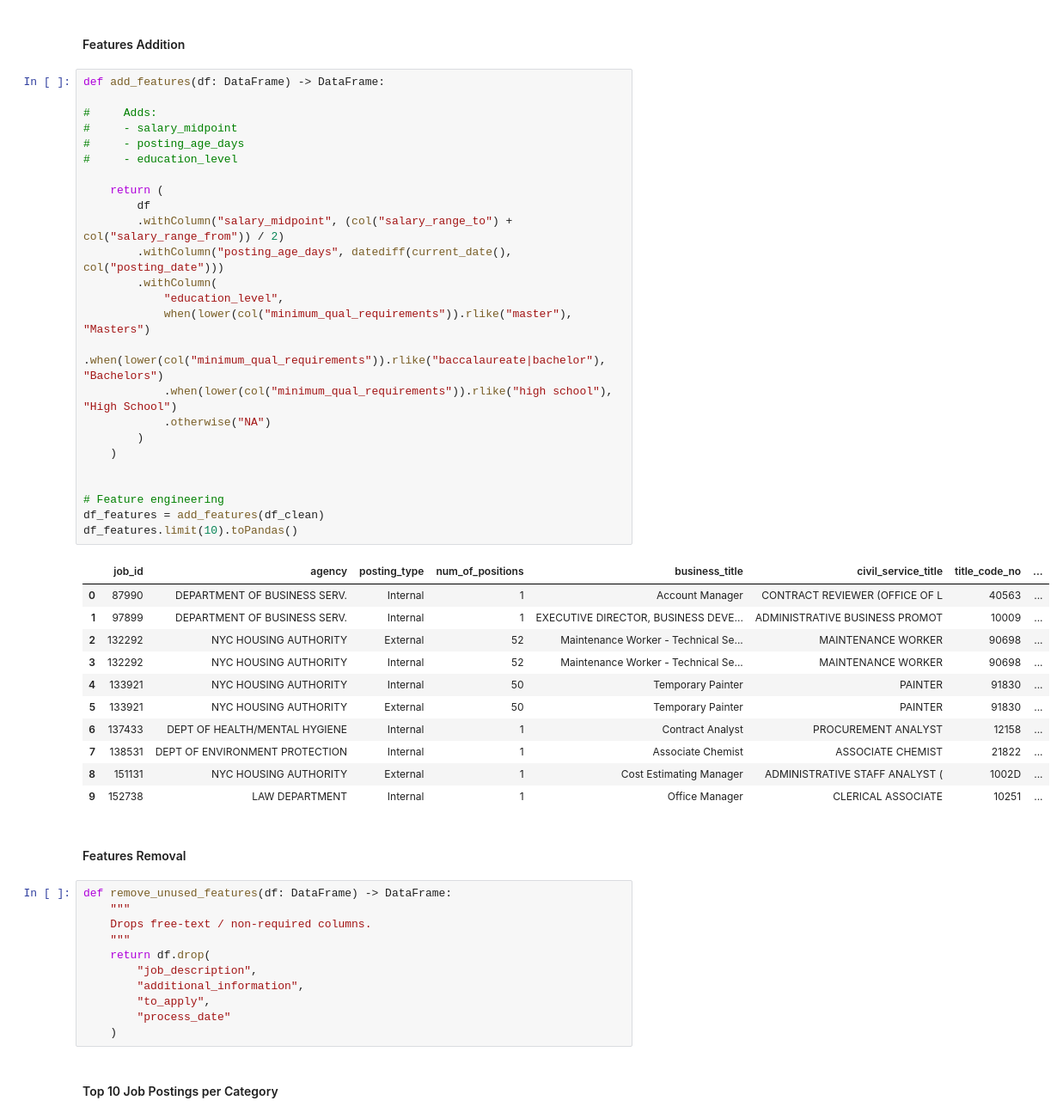
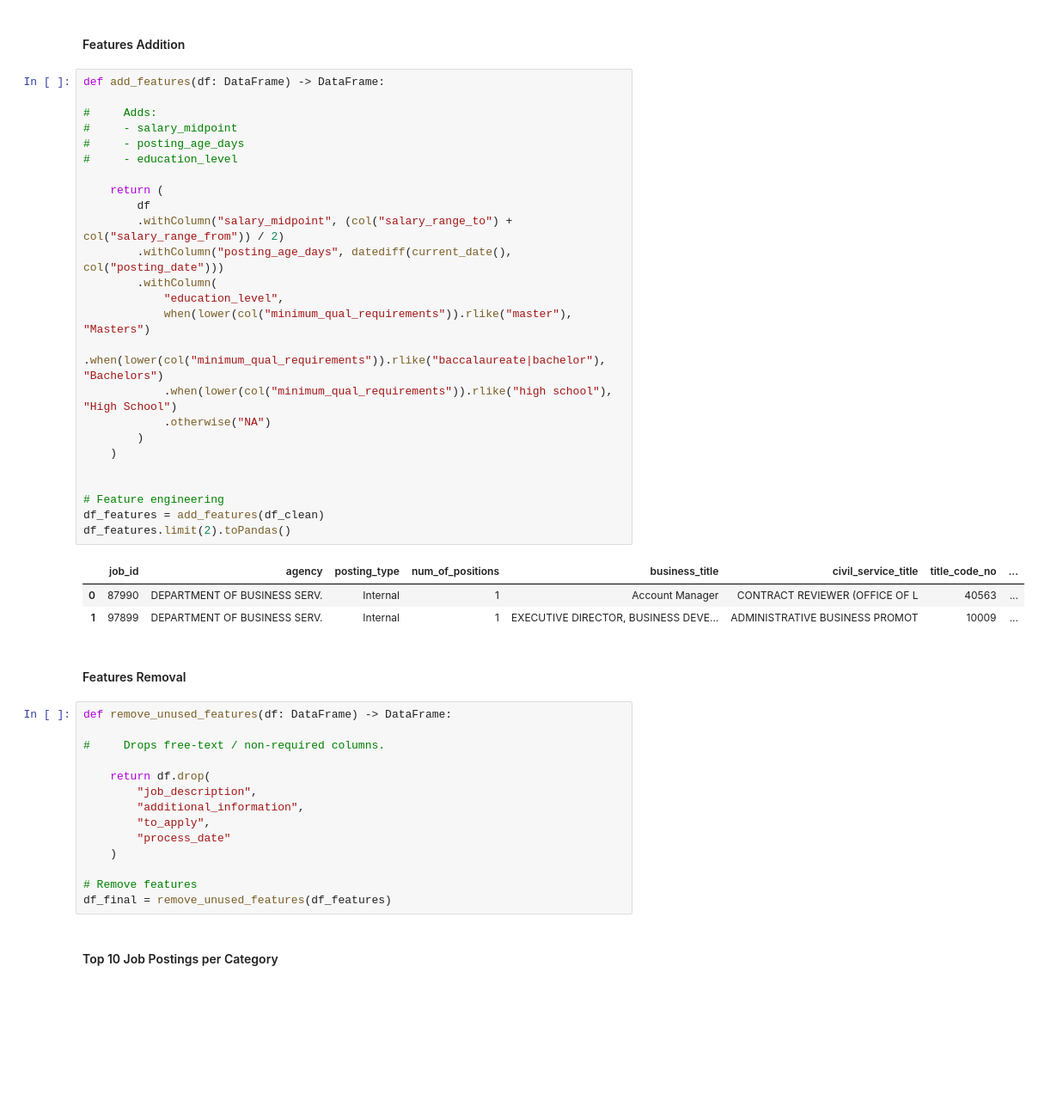
Before and after one commit to nandabeerakam/data_engineering, a Jupyter notebook: jupyter/notebook/assesment_notebook.ipynb, the cells around one changed output. Shown at 86% size. Cells and saved outputs as stored; diff of their text form; blank space fills up the shorter version.

```diff
--- a/jupyter/notebook/assesment_notebook.ipynb
+++ b/jupyter/notebook/assesment_notebook.ipynb
@@ -203,53 +191,48 @@ root
 # %%
 def add_features(df: DataFrame) -> DataFrame:
 
 #     Adds:
 #     - salary_midpoint
 #     - posting_age_days
 #     - education_level
 
     return (
         df
         .withColumn("salary_midpoint", (col("salary_range_to") + col("salary_range_from")) / 2)
         .withColumn("posting_age_days", datediff(current_date(), col("posting_date")))
         .withColumn(
             "education_level",
             when(lower(col("minimum_qual_requirements")).rlike("master"), "Masters")
             .when(lower(col("minimum_qual_requirements")).rlike("baccalaureate|bachelor"), "Bachelors")
             .when(lower(col("minimum_qual_requirements")).rlike("high school"), "High School")
             .otherwise("NA")
         )
     )
 
 
 # Feature engineering
 df_features = add_features(df_clean)
-df_features.limit(10).toPandas()
+df_features.limit(2).toPandas()
 # %% [output]
 |  | job_id | agency | posting_type | num_of_positions | business_title | civil_service_title | title_code_no | ... |
 | 0 | 87990 | DEPARTMENT OF BUSINESS SERV. | Internal | 1 | Account Manager | CONTRACT REVIEWER (OFFICE OF L | 40563 | ... |
 | 1 | 97899 | DEPARTMENT OF BUSINESS SERV. | Internal | 1 | EXECUTIVE DIRECTOR, BUSINESS DEVE... | ADMINISTRATIVE BUSINESS PROMOT | 10009 | ... |
-| 2 | 132292 | NYC HOUSING AUTHORITY | External | 52 | Maintenance Worker - Technical Se... | MAINTENANCE WORKER | 90698 | ... |
-| 3 | 132292 | NYC HOUSING AUTHORITY | Internal | 52 | Maintenance Worker - Technical Se... | MAINTENANCE WORKER | 90698 | ... |
-| 4 | 133921 | NYC HOUSING AUTHORITY | Internal | 50 | Temporary Painter | PAINTER | 91830 | ... |
-| 5 | 133921 | NYC HOUSING AUTHORITY | External | 50 | Temporary Painter | PAINTER | 91830 | ... |
-| 6 | 137433 | DEPT OF HEALTH/MENTAL HYGIENE | Internal | 1 | Contract Analyst | PROCUREMENT ANALYST | 12158 | ... |
-| 7 | 138531 | DEPT OF ENVIRONMENT PROTECTION | Internal | 1 | Associate Chemist | ASSOCIATE CHEMIST | 21822 | ... |
-| 8 | 151131 | NYC HOUSING AUTHORITY | External | 1 | Cost Estimating Manager | ADMINISTRATIVE STAFF ANALYST ( | 1002D | ... |
-| 9 | 152738 | LAW DEPARTMENT | Internal | 1 | Office Manager | CLERICAL ASSOCIATE | 10251 | ... |
 # %% [markdown]
 #### Features Removal
 # %%
 def remove_unused_features(df: DataFrame) -> DataFrame:
-    """
-    Drops free-text / non-required columns.
-    """
+
+#     Drops free-text / non-required columns.
+
     return df.drop(
         "job_description",
         "additional_information",
         "to_apply",
         "process_date"
     )
+
+# Remove features
+df_final = remove_unused_features(df_features)
 # %% [markdown]
 #### Top 10 Job Postings per Category
 # %%
```
Also changed, not shown: parts of 5 cells of this notebook.
